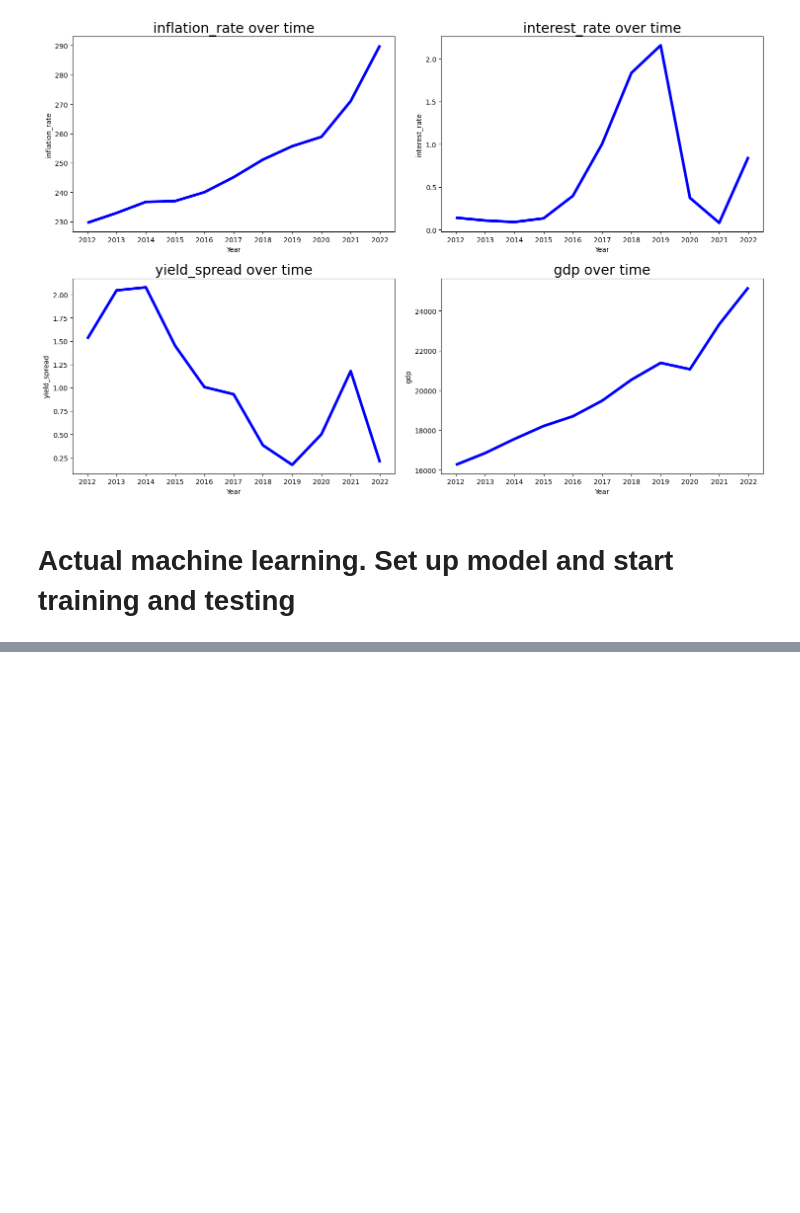
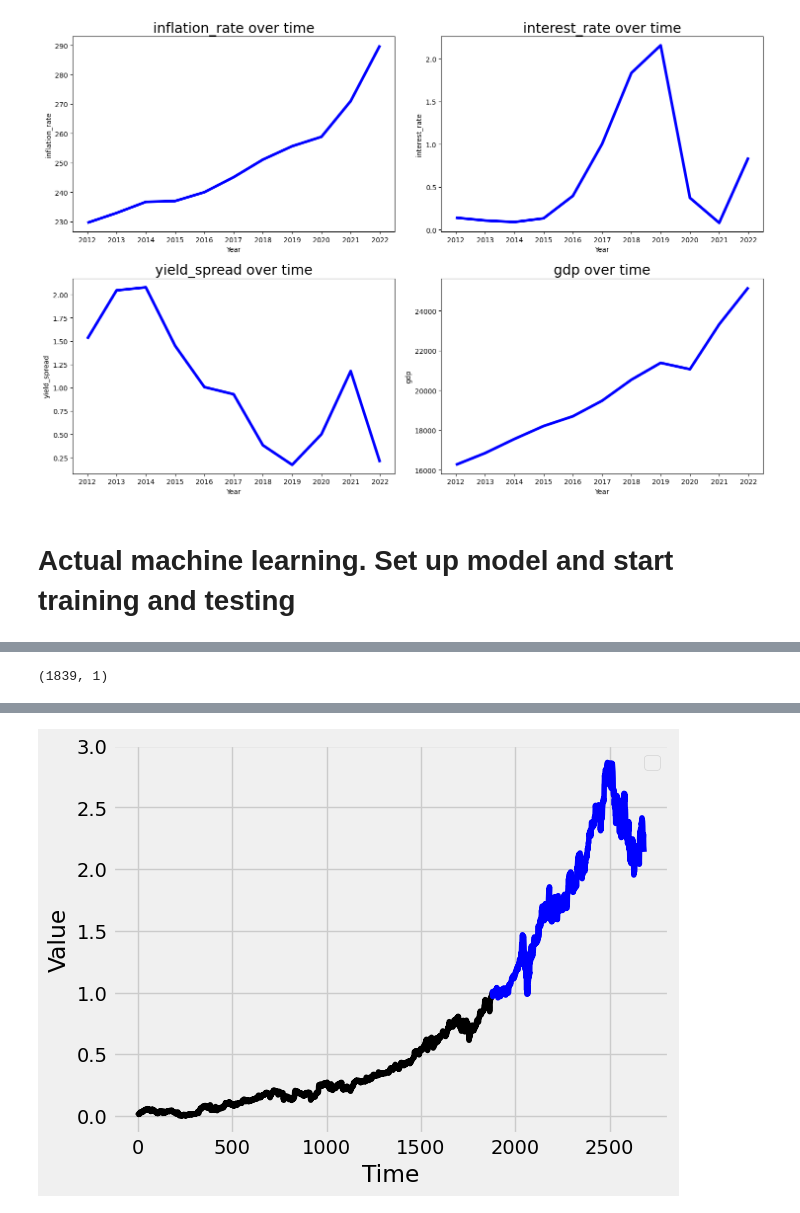
Before and after one commit to Gmartinica/stock-forecasting, a Jupyter notebook: stock_predictor.ipynb, the cells around one changed output, grey strips where cells are left out. Cells and saved outputs as stored; diff of their text form; code cells hidden in the pictures; blank space fills up the shorter version.

```diff
--- a/stock_predictor.ipynb
+++ b/stock_predictor.ipynb
@@ -366,0 +407,12 @@ plt.show()
+# %%
+# Lets start with one company
+X = data[0].drop(columns=['date', 'Close'])
+y = data[0]['Close']
+# %%
+# Split data sequentially
+split_ratio = 0.7
+split_index = int(len(X) * split_ratio)
+X_train = X[:split_index]
+X_test = X[split_index:]
+y_train = y[:split_index]
+y_test = y[split_index:]
@@ -366,0 +435,5 @@ plt.show()
+# %%
+# Normalize input
+scaler = MinMaxScaler()
+X_train = scaler.fit_transform(X_train)
+X_test = scaler.transform(X_test)
@@ -366,0 +471,10 @@ plt.show()
+# %%
+# FOR PURPOSE OF TESTING
+# Tensor shape: (Number of samples, sequence length, number of features)
+# Tensor expected: (Number of days of stock, how many days in parallel to analyze, number of columns in dataset)
+dum_data = np.array(data[0]['Close'])
+tr = dum_data[:int(len(X) * 0.7)]
+ts = dum_data[int(len(X) * 0.7):]
+
+tr = scaler.fit_transform(tr.reshape(-1,1))
+ts = scaler.transform(ts.reshape(-1,1))
@@ -366,0 +495,16 @@ plt.show()
+# %%
+tra_y.shape
+# %% [output]
+(1839, 1)
+# %%
+def plot_variables_over_time(x, y):
+    x_time = range(x.shape[0])
+    y_time = range(x.shape[0], x.shape[0]+y.shape[0])
+    plt.plot(x_time, x[:, 0], color='black')
+    plt.plot(y_time, y[:, 0], color='blue')
+    plt.xlabel('Time')
+    plt.ylabel('Value')
+    plt.legend()
+    plt.show()
+plot_variables_over_time(tr.reshape(-1,1),ts)
+# %% [output]
@@ -366,0 +512 @@ plt.show()
+[figure, added]
```
Also changed, not shown: parts of 31 cells of this notebook.
